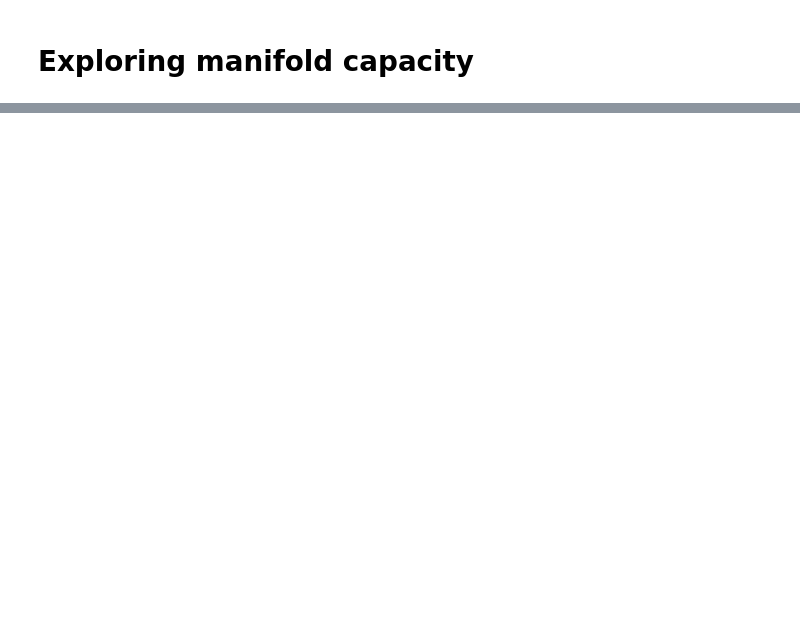
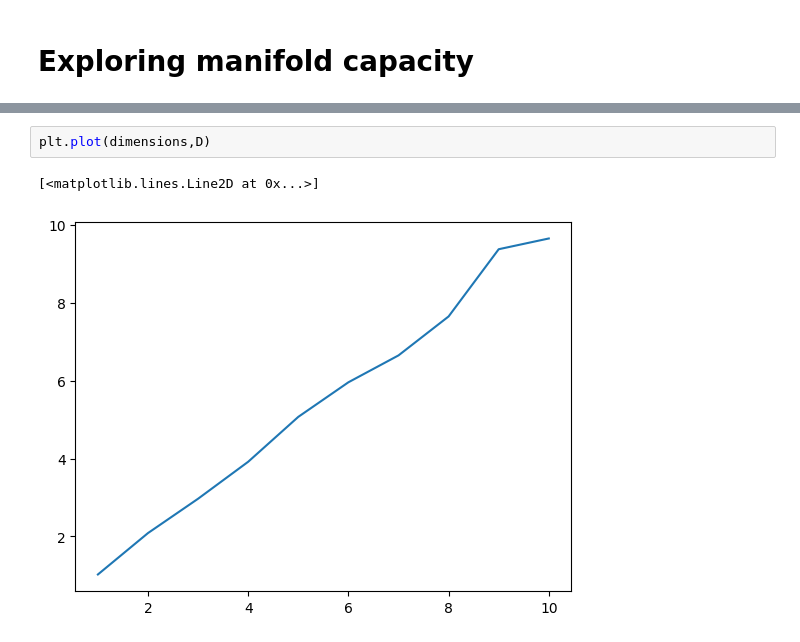
Before and after one commit to SamBT/manifold-capacity-tutorial-iaifi25, a Jupyter notebook: Tutorial_1_theory_v2.ipynb, the cells around one changed output, grey strips where cells are left out. Drawn from its saved outputs; the diff is of its cells as text; blank space fills up the shorter version.

```diff
--- a/Tutorial_1_theory_v2.ipynb
+++ b/Tutorial_1_theory_v2.ipynb
@@ -534,0 +666,5 @@ KeyboardInterrupt:
+# %%
+plt.plot(dimensions,D)
+# %% [output]
+[<matplotlib.lines.Line2D at 0x...>]
+[figure, added]
```
Also changed, not shown: parts of 17 cells of this notebook, 10 other files.
